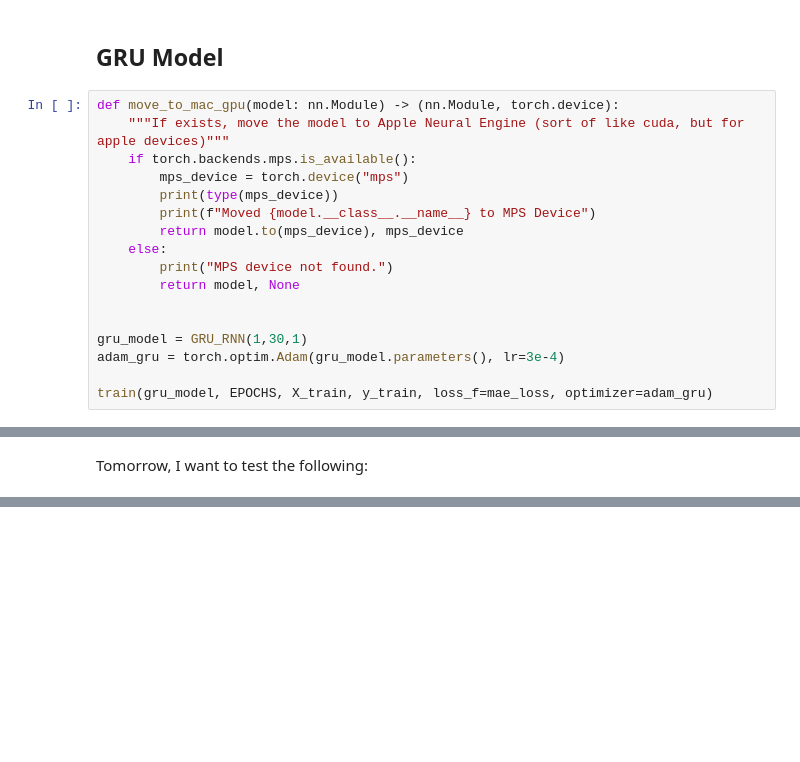
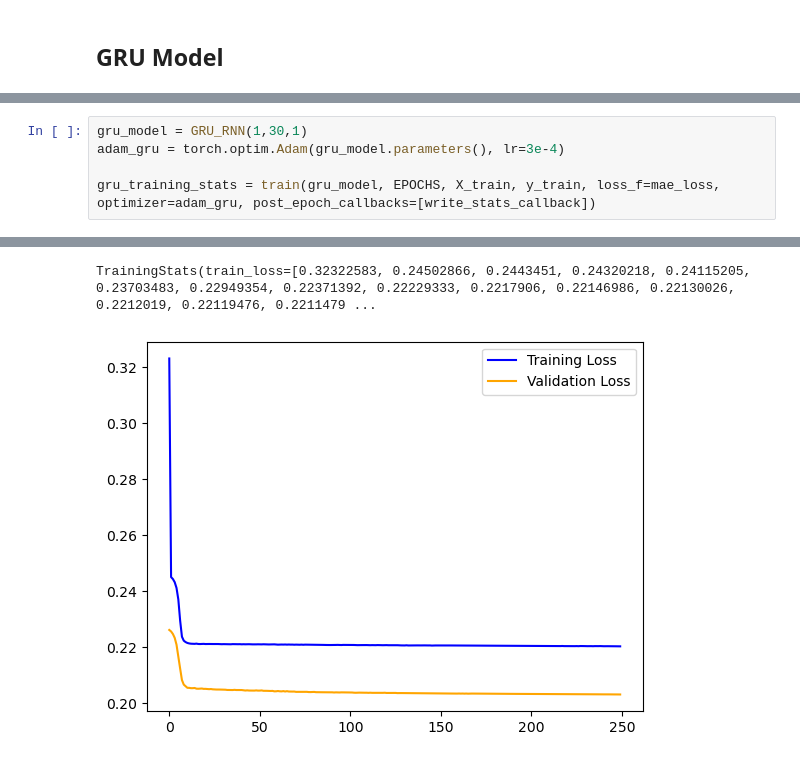
Before and after one commit to Tobilence/DMML_RNN, a Jupyter notebook: Horizon_forecast.ipynb, the cells around one changed output, grey strips where cells are left out. Cells and saved outputs as stored; diff of their text form; blank space fills up the shorter version.

```diff
--- a/Horizon_forecast.ipynb
+++ b/Horizon_forecast.ipynb
@@ -225,20 +225,3 @@ evaluate(basic_model, X_test, y_test, visualize_start_idx=30)
 [figure]
 # %% [markdown]
 ## GRU Model
-# %%
-def move_to_mac_gpu(model: nn.Module) -> (nn.Module, torch.device):
-    """If exists, move the model to Apple Neural Engine (sort of like cuda, but for apple devices)"""
-    if torch.backends.mps.is_available():
-        mps_device = torch.device("mps")
-        print(type(mps_device))
-        print(f"Moved {model.__class__.__name__} to MPS Device")
-        return model.to(mps_device), mps_device
-    else:
-        print("MPS device not found.")
-        return model, None
-
-
-gru_model = GRU_RNN(1,30,1)
-adam_gru = torch.optim.Adam(gru_model.parameters(), lr=3e-4)
-
-train(gru_model, EPOCHS, X_train, y_train, loss_f=mae_loss, optimizer=adam_gru)
@@ -254,2 +228,6 @@ evaluate(gru_model, X_test, y_test)
-# %% [markdown]
-Tomorrow, I want to test the following:
+# %%
+gru_model = GRU_RNN(1,30,1)
+adam_gru = torch.optim.Adam(gru_model.parameters(), lr=3e-4)
+
+gru_training_stats = train(gru_model, EPOCHS, X_train, y_train, loss_f=mae_loss, optimizer=adam_gru, post_epoch_callbacks=[write_stats_callback])
+# %% [output]
@@ -255,0 +235,2 @@ Tomorrow, I want to test the following:
+TrainingStats(train_loss=[0.32322583, 0.24502866, 0.2443451, 0.24320218, 0.24115205, 0.23703483, 0.22949354, 0.22371392, 0.22229333, 0.2217906, 0.22146986, 0.22130026, 0.2212019, 0.22119476, 0.2211479 ...
+[figure, added]
```
Also changed, not shown: parts of 15 cells of this notebook, 3 other files.
